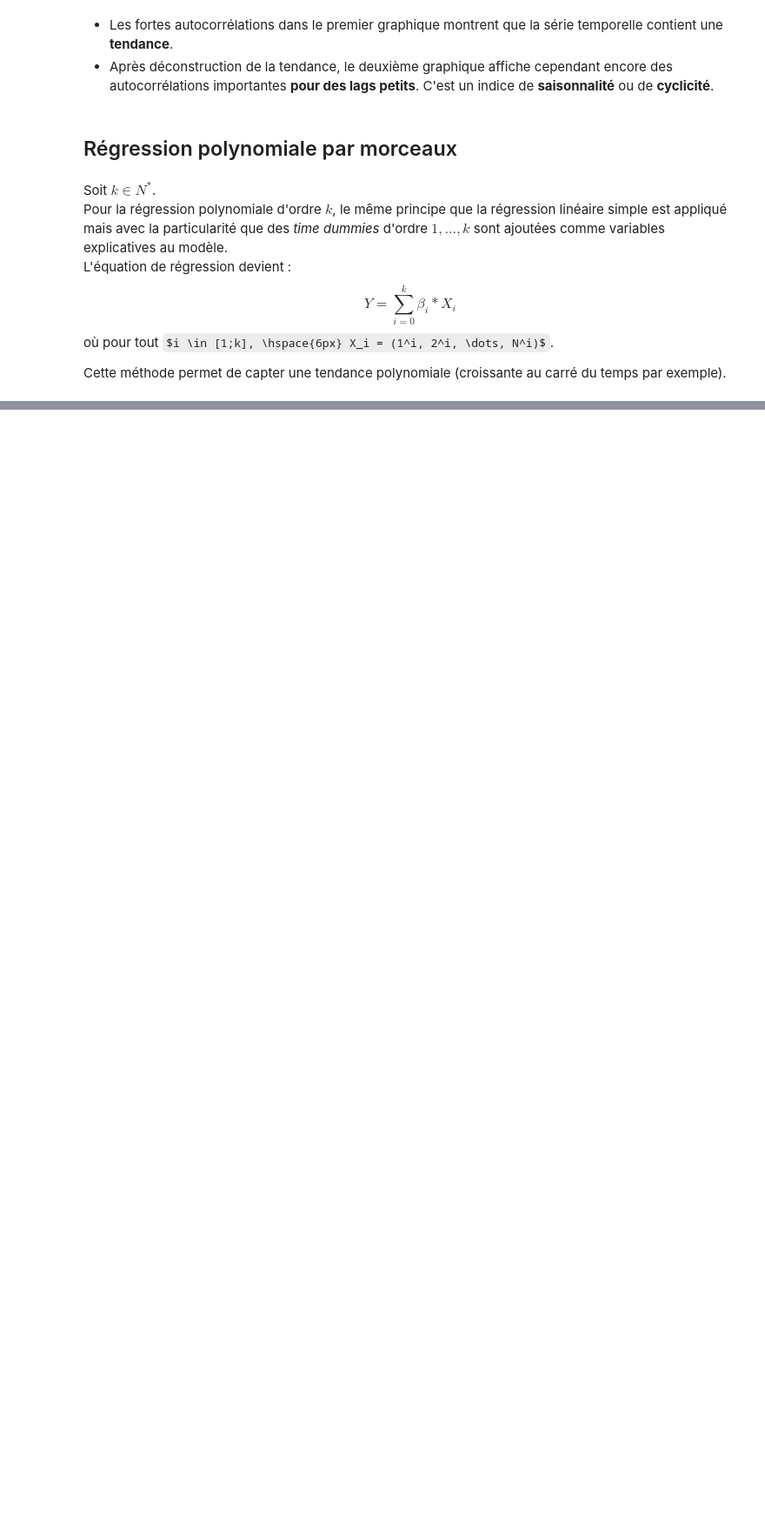
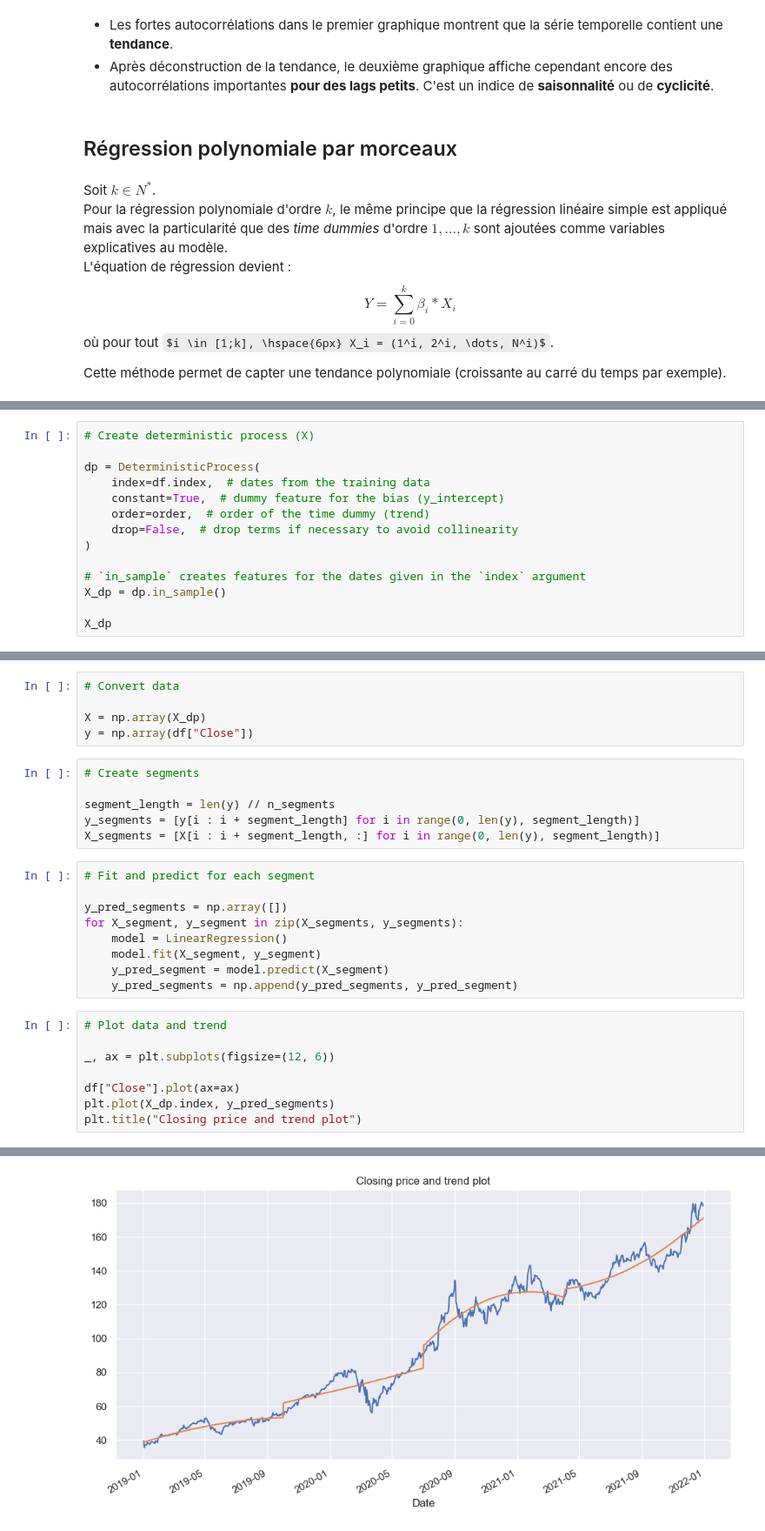
Before and after one commit to Ab2nour/stock-analysis, a Jupyter notebook: src/decomposition.ipynb, the cells around one changed output, grey strips where cells are left out. Shown at 87% size. Drawn from its saved outputs; the diff is of its cells as text; some formulas as TeX source; blank space fills up the shorter version.

Commit message:
feat: add polynomial regression

```diff
--- a/src/decomposition.ipynb
+++ b/src/decomposition.ipynb
@@ -132,0 +138,14 @@ Cette méthode permet de capter une tendance polynomiale (croissante au carré d
+# %%
+# Create deterministic process (X)
+
+dp = DeterministicProcess(
+    index=df.index,  # dates from the training data
+    constant=True,  # dummy feature for the bias (y_intercept)
+    order=order,  # order of the time dummy (trend)
+    drop=False,  # drop terms if necessary to avoid collinearity
+)
+
+# `in_sample` creates features for the dates given in the `index` argument
+X_dp = dp.in_sample()
+
+X_dp
@@ -132,0 +167,29 @@ Cette méthode permet de capter une tendance polynomiale (croissante au carré d
+# %%
+# Convert data
+
+X = np.array(X_dp)
+y = np.array(df["Close"])
+# %%
+# Create segments
+
+segment_length = len(y) // n_segments
+y_segments = [y[i : i + segment_length] for i in range(0, len(y), segment_length)]
+X_segments = [X[i : i + segment_length, :] for i in range(0, len(y), segment_length)]
+# %%
+# Fit and predict for each segment
+
+y_pred_segments = np.array([])
+for X_segment, y_segment in zip(X_segments, y_segments):
+    model = LinearRegression()
+    model.fit(X_segment, y_segment)
+    y_pred_segment = model.predict(X_segment)
+    y_pred_segments = np.append(y_pred_segments, y_pred_segment)
+# %%
+# Plot data and trend
+
+_, ax = plt.subplots(figsize=(12, 6))
+
+df["Close"].plot(ax=ax)
+plt.plot(X_dp.index, y_pred_segments)
+plt.title("Closing price and trend plot")
+# %% [output]
@@ -132,0 +197 @@ Cette méthode permet de capter une tendance polynomiale (croissante au carré d
+[figure, added]
```
Also changed, not shown: parts of 4 cells of this notebook.
